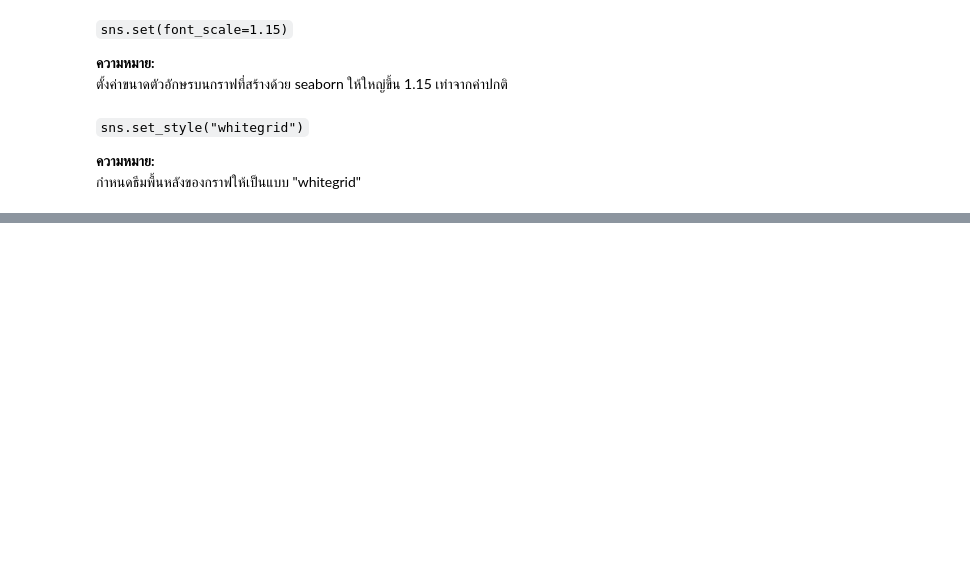
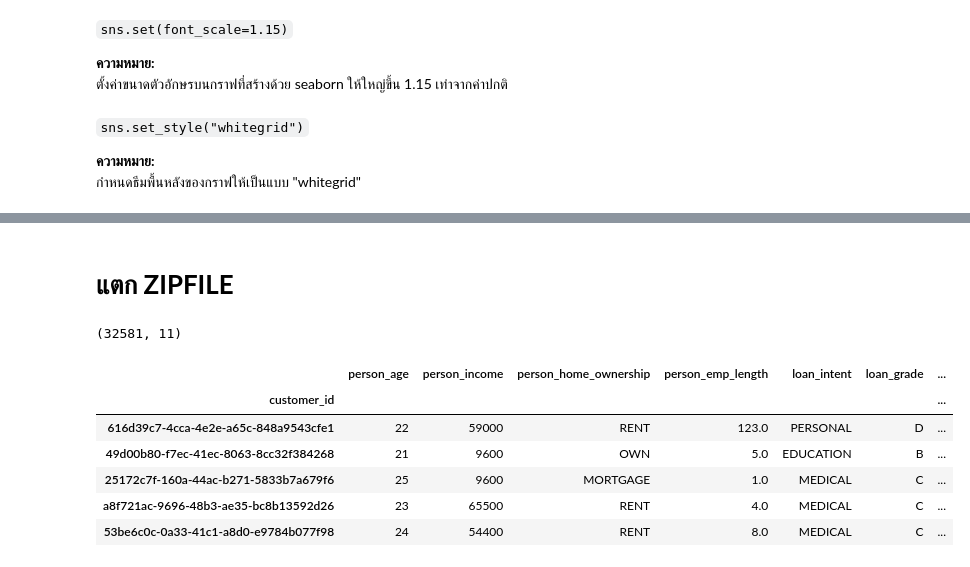
Before and after one commit to Napawan2005/ML_FutureSkil, a Jupyter notebook: ml.ipynb, the cells around one changed output, grey strips where cells are left out. Drawn from its saved outputs; the diff is of its cells as text; code cells hidden in the pictures; blank space fills up the shorter version.

Commit message:
แตก zip + check null in dataset

```diff
--- a/ml.ipynb
+++ b/ml.ipynb
@@ -27,0 +48,17 @@ sns.set_style('whitegrid')
+# %% [markdown]
+# **แตก ZIPFILE**
+# %%
+import zipfile
+zf = zipfile.ZipFile('/content/Credit-Scoring-Online-Course/credit_scoring_dataset.zip')
+df = pd.read_csv(zf.open('credit_scoring_dataset.csv') , index_col= 'customer_id')
+print(df.shape)
+df.head()
+# %% [output]
+(32581, 11)
+|  | person_age | person_income | person_home_ownership | person_emp_length | loan_intent | loan_grade | ... |
+| customer_id |  |  |  |  |  |  | ... |
+| 616d39c7-4cca-4e2e-a65c-848a9543cfe1 | 22 | 59000 | RENT | 123.0 | PERSONAL | D | ... |
+| 49d00b80-f7ec-41ec-8063-8cc32f384268 | 21 | 9600 | OWN | 5.0 | EDUCATION | B | ... |
+| 25172c7f-160a-44ac-b271-5833b7a679f6 | 25 | 9600 | MORTGAGE | 1.0 | MEDICAL | C | ... |
+| a8f721ac-9696-48b3-ae35-bc8b13592d26 | 23 | 65500 | RENT | 4.0 | MEDICAL | C | ... |
+| 53be6c0c-0a33-41c1-a8d0-e9784b077f98 | 24 | 54400 | RENT | 8.0 | MEDICAL | C | ... |
```
Also changed, not shown: parts of 8 cells of this notebook.
